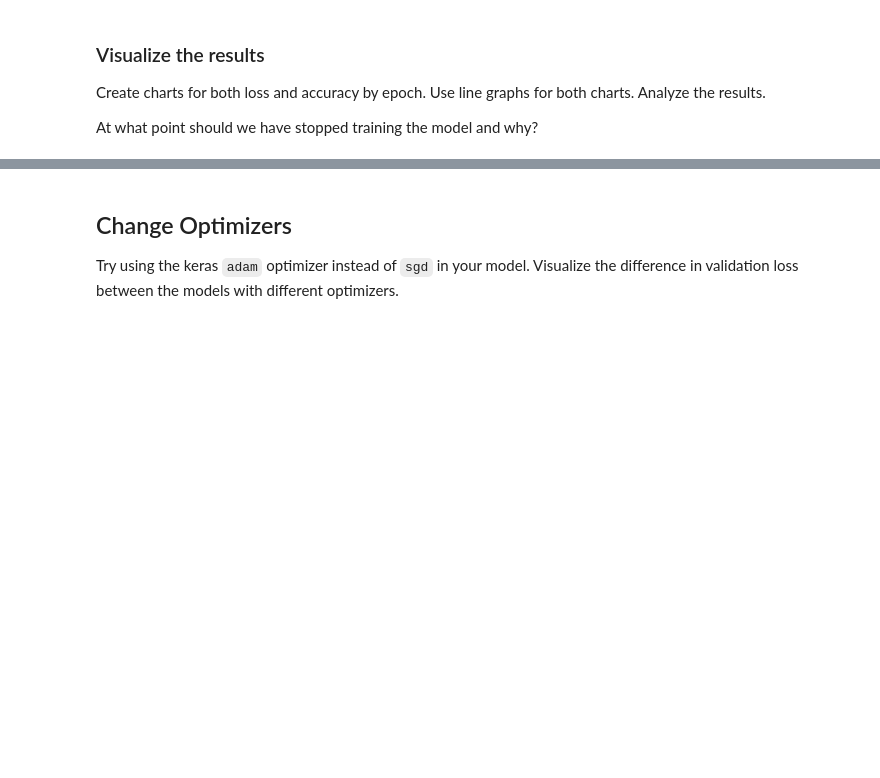
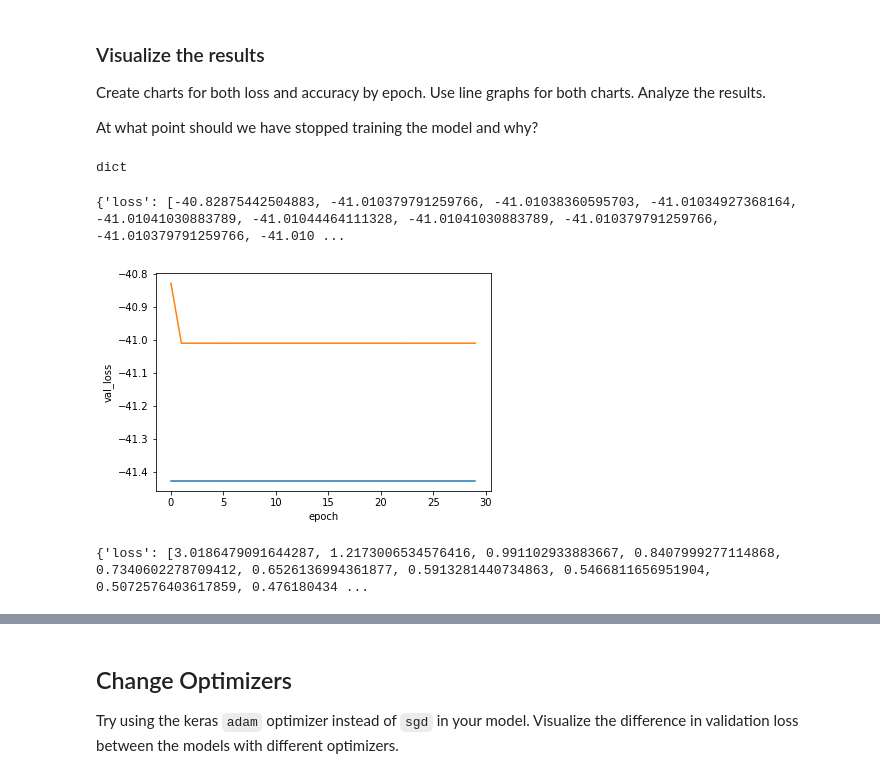
Before and after one commit to WhyseRabbit/DS-Unit-4-Sprint-2-Neural-Networks, a Jupyter notebook: module1-Architect/LS_DS_421_Architect_Assignment.ipynb, the cells around one changed output, grey strips where cells are left out. Drawn from its saved outputs; the diff is of its cells as text; code cells hidden in the pictures; blank space fills up the shorter version.

```diff
--- a/module1-Architect/LS_DS_421_Architect_Assignment.ipynb
+++ b/module1-Architect/LS_DS_421_Architect_Assignment.ipynb
@@ -70,0 +110,15 @@ import tensorflow as tf
+# %%
+from tensorflow.keras.optimizers import Adam
+
+adam = Adam()
+
+model.compile(optimizer=adam,
+              loss="binary_crossentropy",
+              metrics=["accuracy"]
+)
+# %%
+baseline = model.fit(X, y, epochs=30,
+                     batch_size=64,
+                     validation_split=0.2,
+                     callbacks=[tensorboard_callback]
+)
@@ -79,9 +213,23 @@ baseline.history
+# %%
+type(baseline.history)
+# %% [output]
+dict
+# %%
+print(baseline.history)
+# %% [output]
+{'loss': [-40.82875442504883, -41.010379791259766, -41.01038360595703, -41.01034927368164, -41.01041030883789, -41.01044464111328, -41.01041030883789, -41.010379791259766, -41.010379791259766, -41.010 ...
 # %%
 import seaborn as sns
 import pandas as pd
 
-df = pd.DataFrame.from_records(baseline.history)
-df['epoch'] = [i for i in range(df.shape[0])]
+base_df = pd.DataFrame.from_records(baseline.history)
+base_df['epoch'] = [i for i in range(base_df.shape[0])]
 
-ax = sns.lineplot(x='epoch', y='val_loss', data=df)
-ax = sns.lineplot(x='epoch', y='loss', data=df);
+ax = sns.lineplot(x='epoch', y='val_loss', data=base_df)
+ax = sns.lineplot(x='epoch', y='loss', data=base_df);
+# %% [output]
+[figure, added]
+# %%
+print(second_arc.history)
+# %% [output]
+{'loss': [3.0186479091644287, 1.2173006534576416, 0.991102933883667, 0.8407999277114868, 0.7340602278709412, 0.6526136994361877, 0.5913281440734863, 0.5466811656951904, 0.5072576403617859, 0.476180434 ...
```
Also changed, not shown: parts of 10 cells of this notebook.
